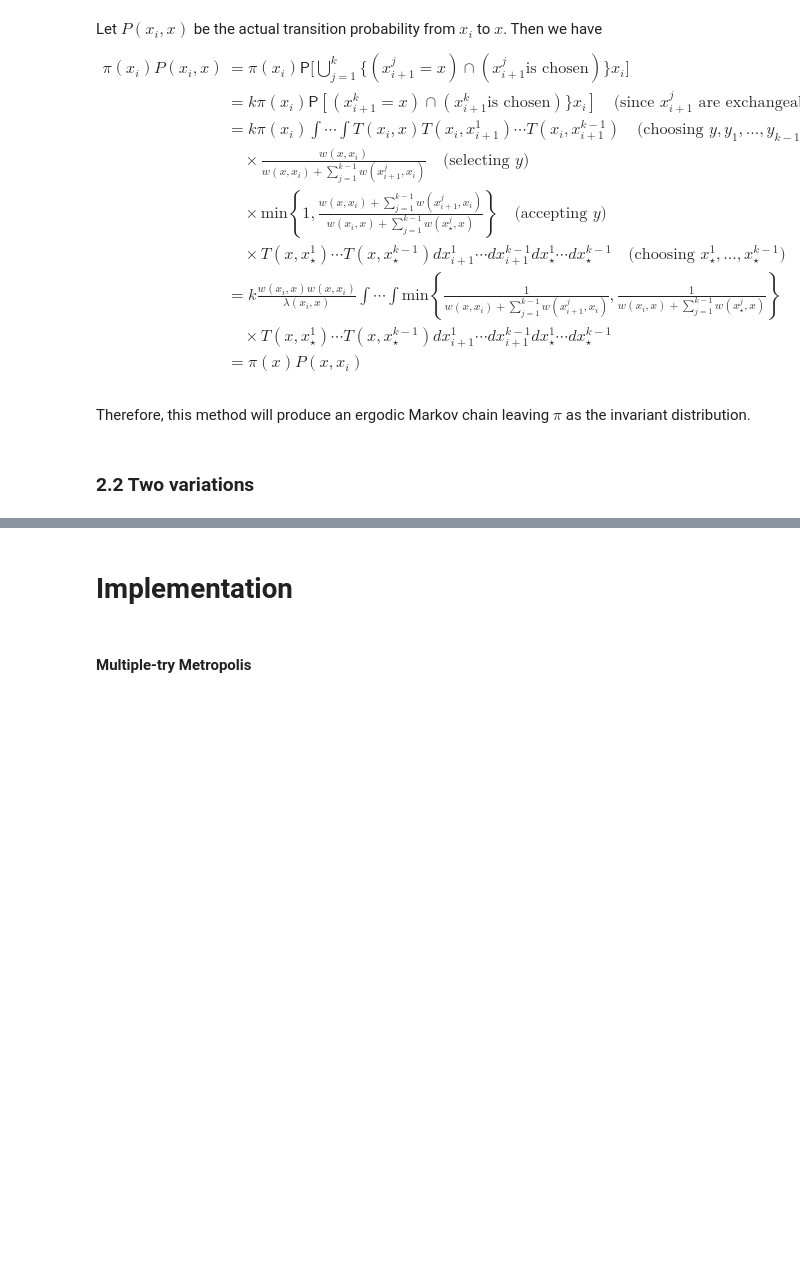
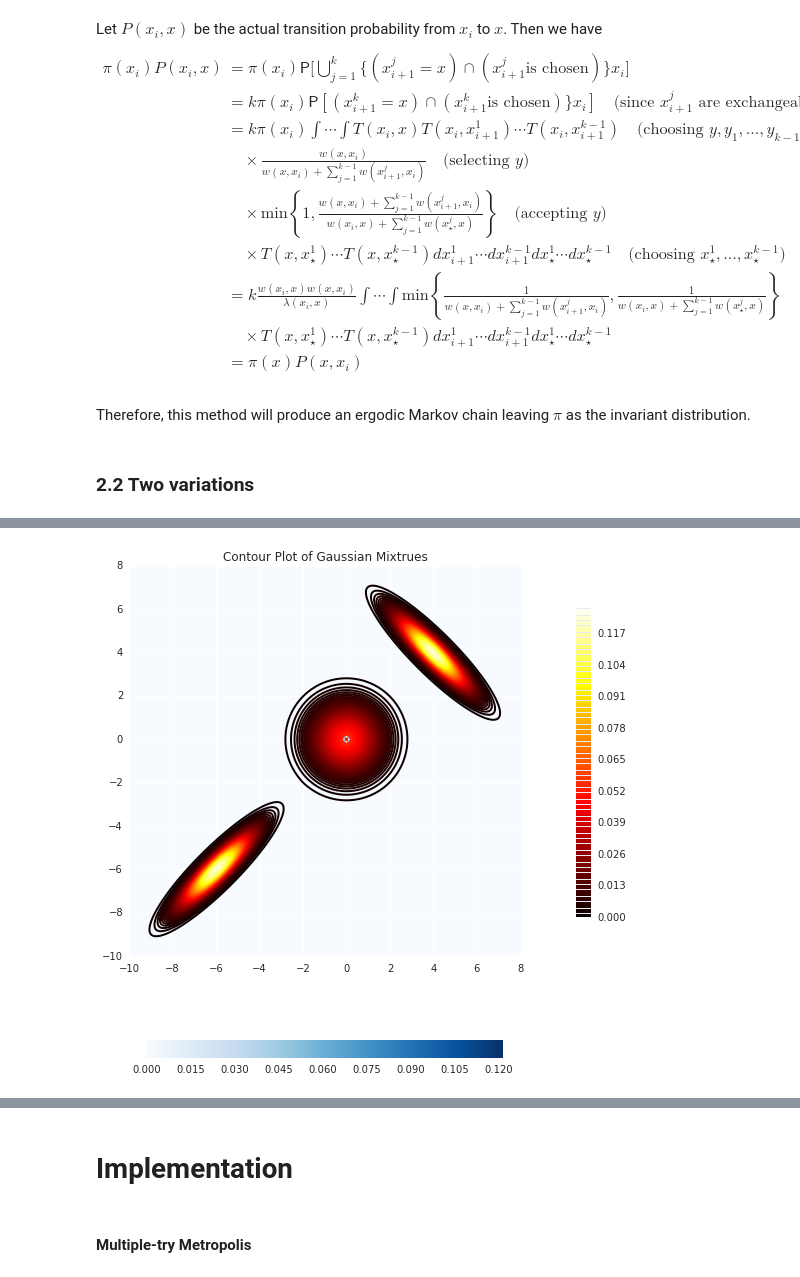
Before and after one commit to rache011857/663_project, a Jupyter notebook: finalupdate-Copy1.ipynb, the cells around one changed output, grey strips where cells are left out. Drawn from its saved outputs; the diff is of its cells as text; code cells hidden in the pictures; blank space fills up the shorter version.

```diff
--- a/finalupdate-Copy1.ipynb
+++ b/finalupdate-Copy1.ipynb
@@ -83,3 +141,42 @@ for j = 1,2,...,k.
+# %%
+## Gaussian mixtrue pdf contour plot
+
+# assign grids
+x = y = np.linspace(-10,8,400)
+X, Y = np.meshgrid(x,y)
+
+# evaluate pdf of each Gaussian
+Z1 = mlab.bivariate_normal(X, Y, 1.0, 1.0, -6, -6, 0.9)
+Z2 = mlab.bivariate_normal(X, Y, 1.0, 1.0, 4, 4, -0.9)
+Z3 = mlab.bivariate_normal(X, Y, 1.0, 1.0, 0.0, 0.0)
+
+# mix three Gaussians
+Z = (Z1+Z2+Z3)/3
+# %%
+# figure size
+plt.figure(figsize=(10,10))
+
+
+plt.hot()
+im = plt.imshow(Z, interpolation='bilinear', origin='lower', cmap=cm.Blues, extent=(-10,8,-10,8))
+
+# levels
+levels = np.arange(0, 0.13, 0.001)
+
+CS = plt.contour(Z, levels,origin='lower',linewidths=2, extent=(-10,8,-10,8))
+
+CB = plt.colorbar(CS, shrink=0.8, extend='both')
+
+CBI = plt.colorbar(im, orientation='horizontal',shrink=0.8)
+
+l,b,w,h = plt.gca().get_position().bounds
+ll,bb,ww,hh = CB.ax.get_position().bounds
+CB.ax.set_position([ll, b+0.1*h, ww, h*0.8])
+
+plt.title('Contour Plot of Gaussian Mixtrues')
+plt.show()
+# %% [output]
+[figure, added]
 # %% [markdown]
 
 
```
Also changed, not shown: parts of 15 cells of this notebook.
